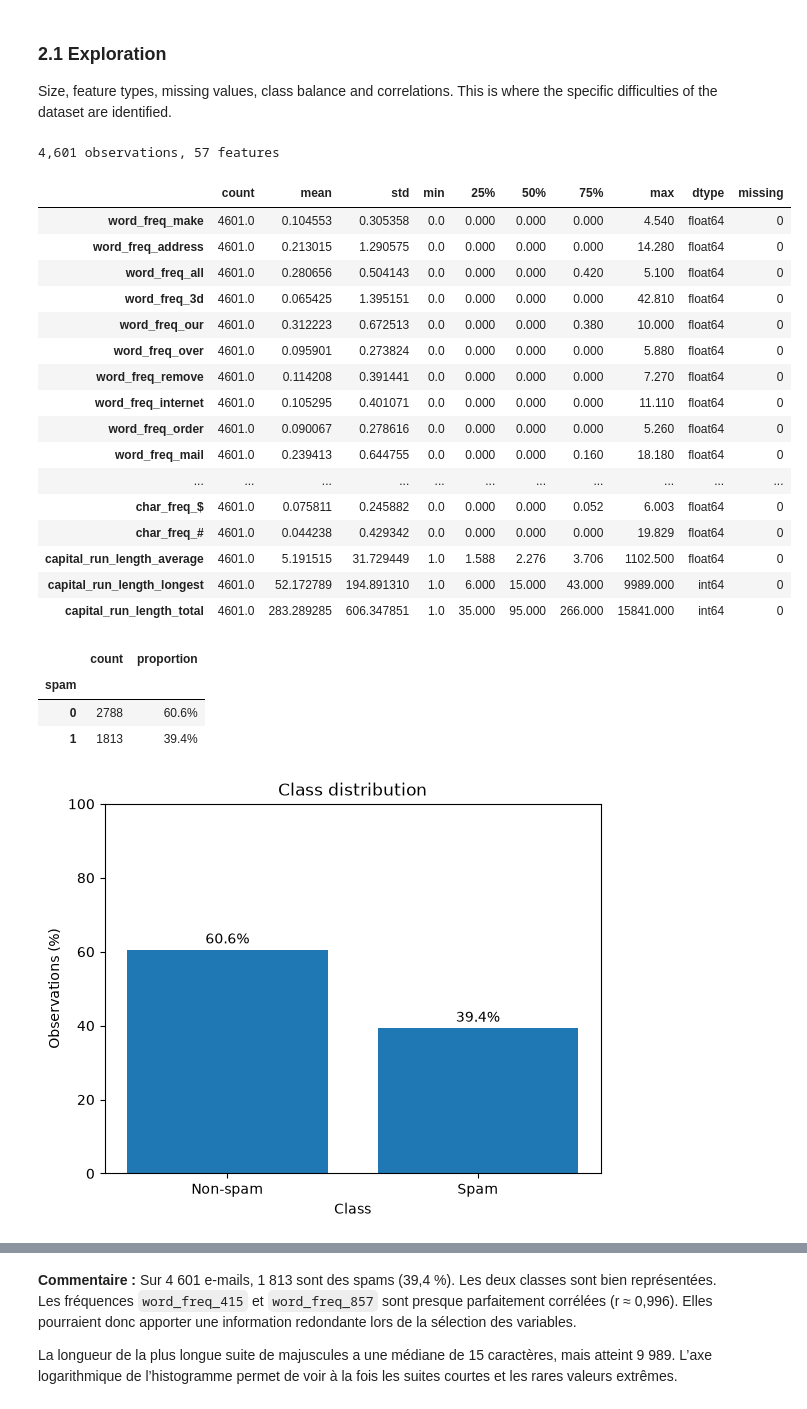
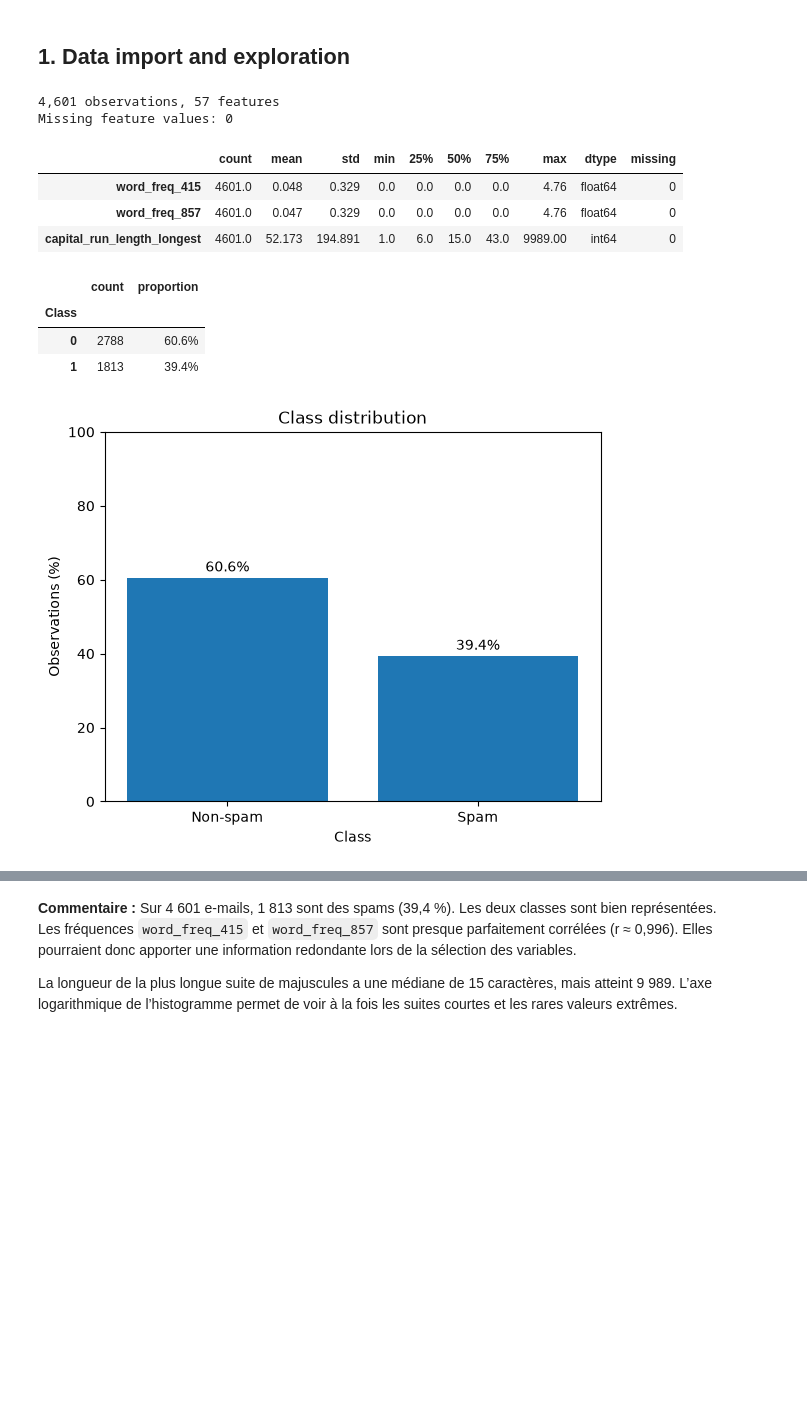
Before and after one commit to AmroBenramdane/Projet_ML, a Jupyter notebook: spam.ipynb, the cells around one changed output, grey strips where cells are left out. Cells and saved outputs as stored; diff of their text form; code cells hidden in the pictures; blank space fills up the shorter version.

```diff
--- a/spam.ipynb
+++ b/spam.ipynb
@@ -28,11 +20,0 @@ The autoreload extension is already loaded. To reload it, use:
-# %%
-# Dataset
-DATASET_NAME = "SPAM"
-DATA_PATH = None  # TODO: match the name of the Moodle file
-TARGET_COLUMN = None  # TODO: name of the label column in the file
-
-# Reproducibility
-RANDOM_STATE = mlw.RANDOM_STATE
-
-# Display
-pd.set_option("display.max_columns", None)
@@ -53,3 +20,0 @@ Load the file and separate the features from the target.
-# %%
-# TODO: load the dataset.
-X, y = mlw.load_dataset(DATASET_NAME)
@@ -60,42 +21,33 @@ Understand the data, clean it, and decide how it will be pre-processed.
-# %% [markdown]
-### 2.1 Exploration
-
-Size, feature types, missing values, class balance and correlations. This is where the specific difficulties of the dataset are identified.
+# %% [markdown]
+## 1. Data import and exploration
+# %%
+DATA_PATH = Path("datasets/spam/spambase.data")
+X, y = mlw.load_dataset("SPAM", DATA_PATH)
 # %%
 print(f"{X.shape[0]:,} observations, {X.shape[1]} features")
-display(mlw.summarize_dataset(X))
+summary = mlw.summarize_dataset(X)
+print("Missing feature values:", summary["missing"].sum())
+display(summary.loc[['word_freq_415', 'word_freq_857', 'capital_run_length_longest']].round(3))
 
 distribution = mlw.get_class_distribution(y)
 display(distribution.style.format({"proportion": "{:.1%}"}))
 mlw.plot_class_distribution(y, labels={0: "Non-spam", 1: "Spam"})
 plt.show()
 
 mlw.plot_correlation_matrix(X)
 plt.show()
 
 mlw.plot_feature_histogram(X["capital_run_length_longest"], log_scale=True)
 plt.show()
 # %% [output]
 4,601 observations, 57 features
+Missing feature values: 0
 |  | count | mean | std | min | 25% | 50% | 75% | max | dtype | missing |
-| word_freq_make | 4601.0 | 0.104553 | 0.305358 | 0.0 | 0.000 | 0.000 | 0.000 | 4.540 | float64 | 0 |
-| word_freq_address | 4601.0 | 0.213015 | 1.290575 | 0.0 | 0.000 | 0.000 | 0.000 | 14.280 | float64 | 0 |
-| word_freq_all | 4601.0 | 0.280656 | 0.504143 | 0.0 | 0.000 | 0.000 | 0.420 | 5.100 | float64 | 0 |
-| word_freq_3d | 4601.0 | 0.065425 | 1.395151 | 0.0 | 0.000 | 0.000 | 0.000 | 42.810 | float64 | 0 |
-| word_freq_our | 4601.0 | 0.312223 | 0.672513 | 0.0 | 0.000 | 0.000 | 0.380 | 10.000 | float64 | 0 |
-| word_freq_over | 4601.0 | 0.095901 | 0.273824 | 0.0 | 0.000 | 0.000 | 0.000 | 5.880 | float64 | 0 |
-| word_freq_remove | 4601.0 | 0.114208 | 0.391441 | 0.0 | 0.000 | 0.000 | 0.000 | 7.270 | float64 | 0 |
-| word_freq_internet | 4601.0 | 0.105295 | 0.401071 | 0.0 | 0.000 | 0.000 | 0.000 | 11.110 | float64 | 0 |
-| word_freq_order | 4601.0 | 0.090067 | 0.278616 | 0.0 | 0.000 | 0.000 | 0.000 | 5.260 | float64 | 0 |
-| word_freq_mail | 4601.0 | 0.239413 | 0.644755 | 0.0 | 0.000 | 0.000 | 0.160 | 18.180 | float64 | 0 |
-| ... | ... | ... | ... | ... | ... | ... | ... | ... | ... | ... |
-| char_freq_$ | 4601.0 | 0.075811 | 0.245882 | 0.0 | 0.000 | 0.000 | 0.052 | 6.003 | float64 | 0 |
-| char_freq_# | 4601.0 | 0.044238 | 0.429342 | 0.0 | 0.000 | 0.000 | 0.000 | 19.829 | float64 | 0 |
-| capital_run_length_average | 4601.0 | 5.191515 | 31.729449 | 1.0 | 1.588 | 2.276 | 3.706 | 1102.500 | float64 | 0 |
-| capital_run_length_longest | 4601.0 | 52.172789 | 194.891310 | 1.0 | 6.000 | 15.000 | 43.000 | 9989.000 | int64 | 0 |
-| capital_run_length_total | 4601.0 | 283.289285 | 606.347851 | 1.0 | 35.000 | 95.000 | 266.000 | 15841.000 | int64 | 0 |
+| word_freq_415 | 4601.0 | 0.048 | 0.329 | 0.0 | 0.0 | 0.0 | 0.0 | 4.76 | float64 | 0 |
+| word_freq_857 | 4601.0 | 0.047 | 0.329 | 0.0 | 0.0 | 0.0 | 0.0 | 4.76 | float64 | 0 |
+| capital_run_length_longest | 4601.0 | 52.173 | 194.891 | 1.0 | 6.0 | 15.0 | 43.0 | 9989.00 | int64 | 0 |
 |  | count | proportion |
-| spam |  |  |
+| Class |  |  |
 | 0 | 2788 | 60.6% |
 | 1 | 1813 | 39.4% |
 [figure]
```
Also changed, not shown: parts of 54 cells of this notebook, 6 other files.
